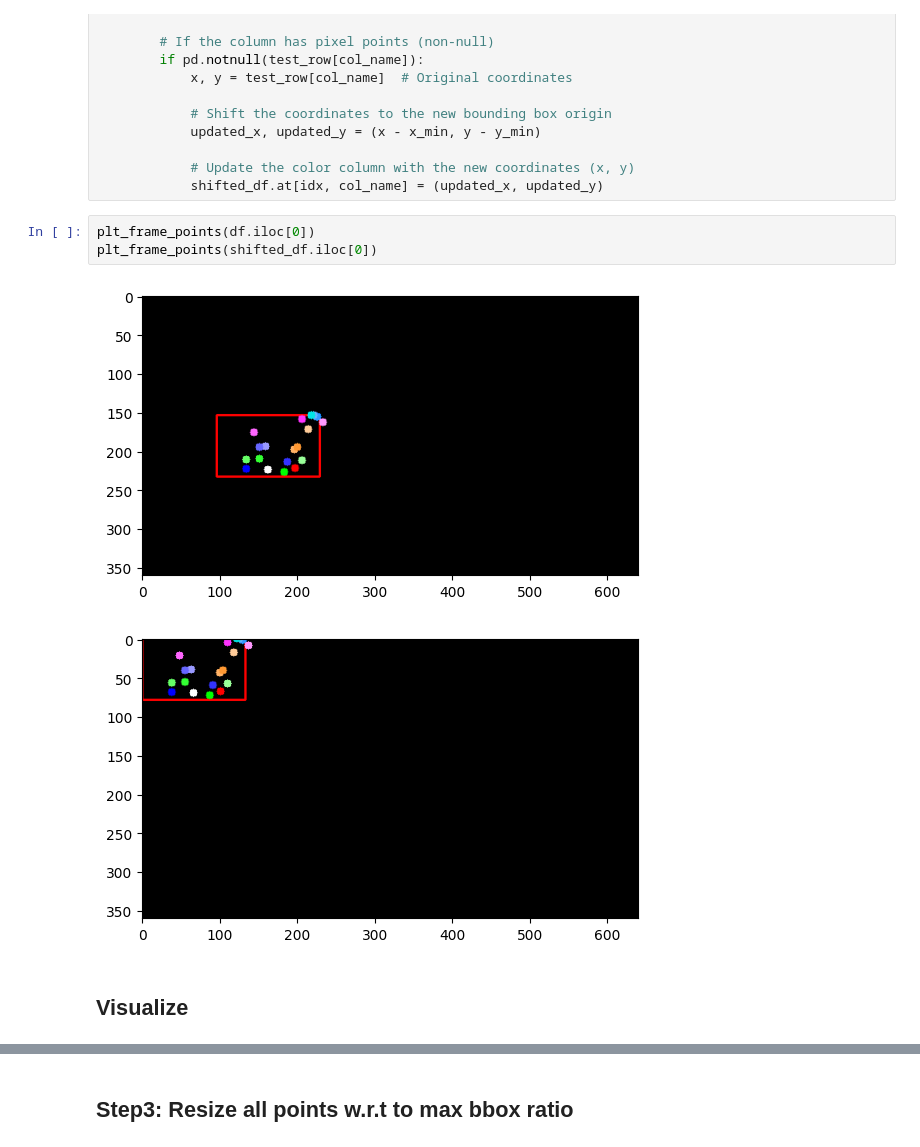
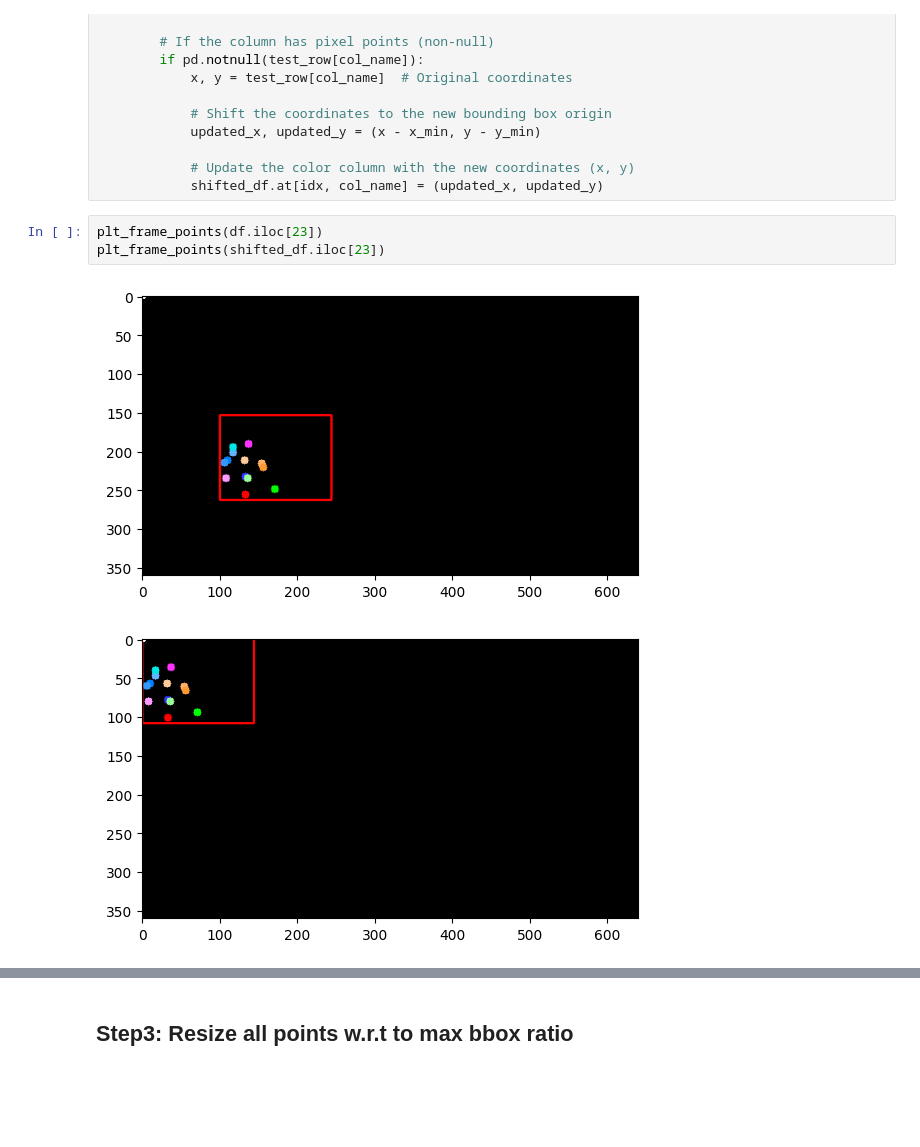
Before and after one commit to syedfaiqueali/Kaggle-Notebooks, a Jupyter notebook: horse-ride-time-series-analysis.ipynb, the cells around one changed output, grey strips where cells are left out. Drawn from its saved outputs; the diff is of its cells as text; blank space fills up the shorter version.

```diff
--- a/horse-ride-time-series-analysis.ipynb
+++ b/horse-ride-time-series-analysis.ipynb
@@ -159,10 +214,8 @@ for idx, test_row in shifted_df.iterrows():
             # Update the color column with the new coordinates (x, y)
             shifted_df.at[idx, col_name] = (updated_x, updated_y)
 # %%
-plt_frame_points(df.iloc[0])
-plt_frame_points(shifted_df.iloc[0])
+plt_frame_points(df.iloc[23])
+plt_frame_points(shifted_df.iloc[23])
 # %% [output]
-[figure, old version]
+[figure, new version]
-[figure, old version]
+[figure, new version]
-# %% [markdown]
-## Visualize
```
Also changed, not shown: parts of 9 cells of this notebook.
